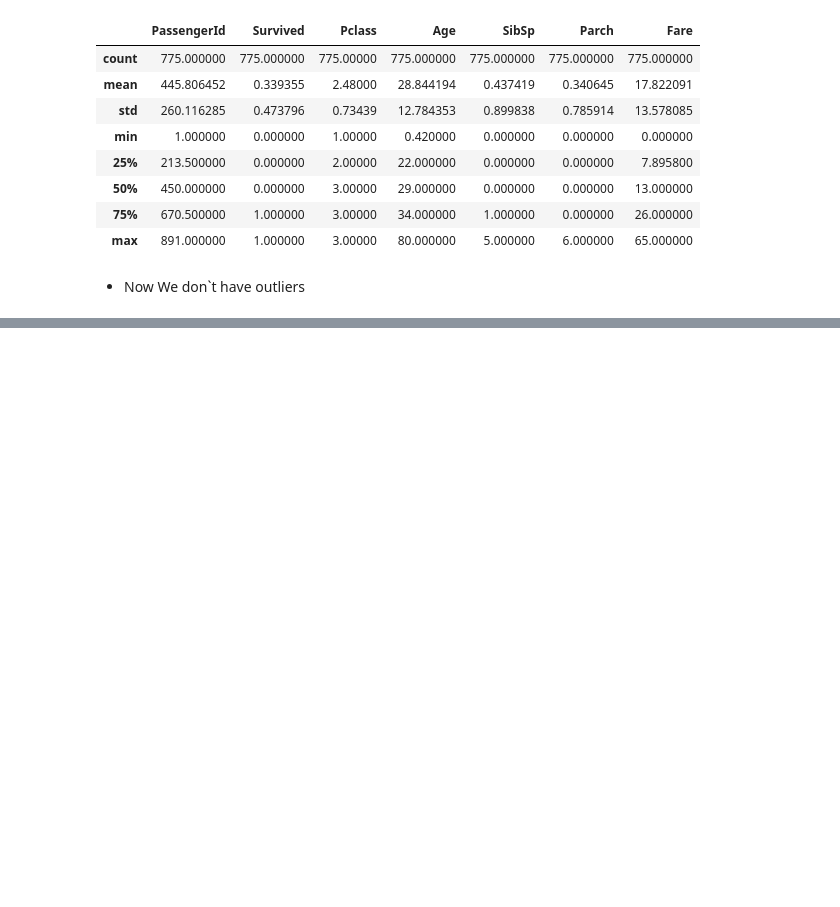
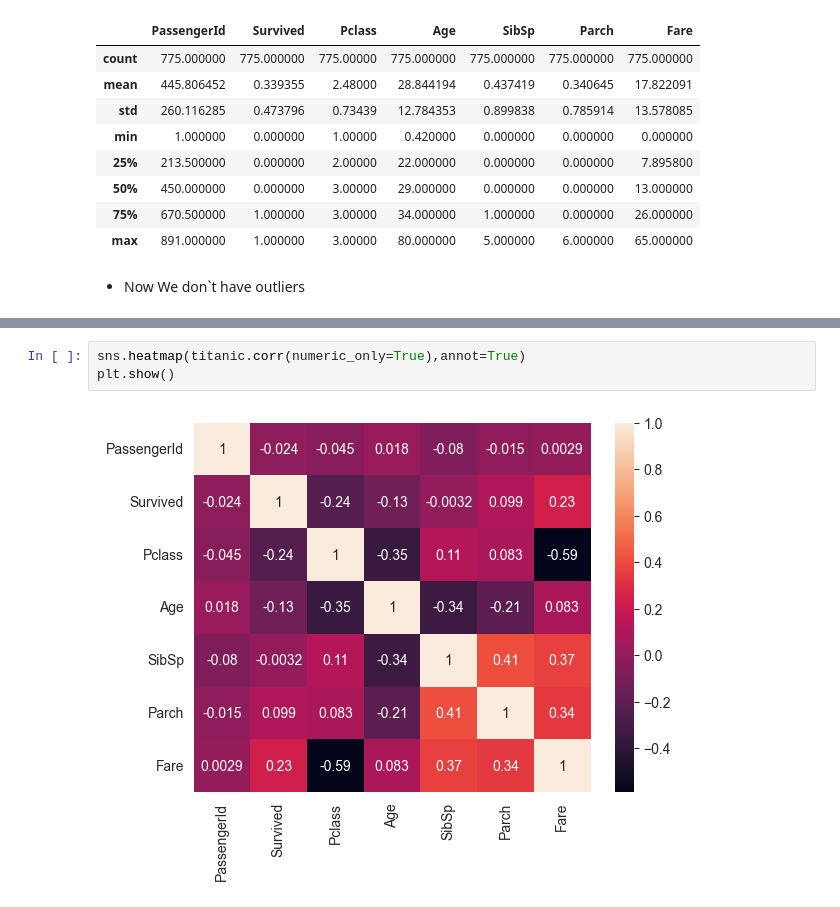
Before and after one commit to EngAhmed19/TitanicEDA, a Jupyter notebook: Untitled.ipynb, the cells around one changed output, grey strips where cells are left out. Drawn from its saved outputs; the diff is of its cells as text; blank space fills up the shorter version.

```diff
--- a/Untitled.ipynb
+++ b/Untitled.ipynb
@@ -308,0 +319,5 @@ titanic.describe()
+# %%
+sns.heatmap(titanic.corr(numeric_only=True),annot=True)
+plt.show()
+# %% [output]
+[figure, added]
```
Also changed, not shown: parts of 28 cells of this notebook.
